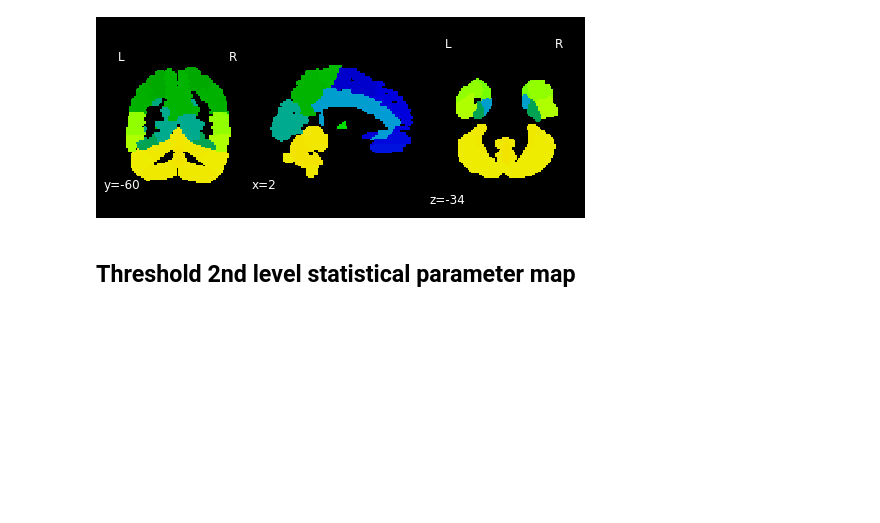
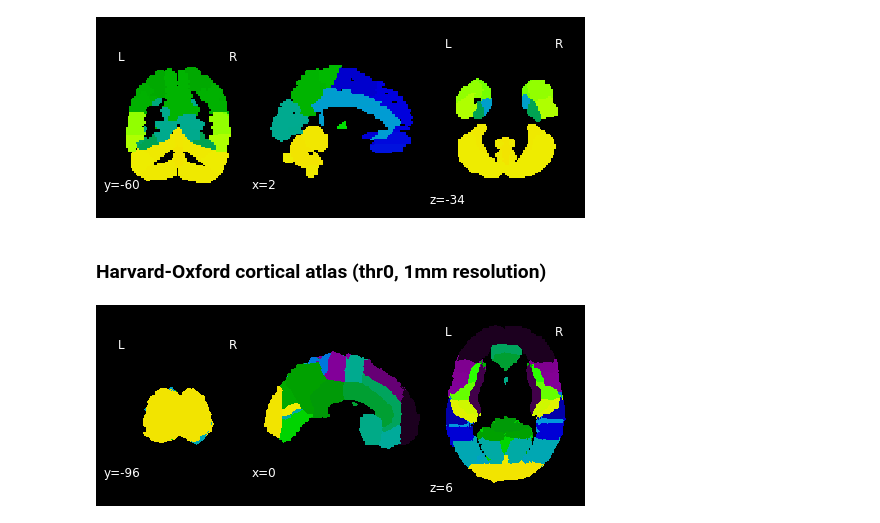
Before and after one commit to kbonna/decidenet, a Jupyter notebook: activation_analysis/dn_aa_04_results_reporting.ipynb, the cells around one changed output. Drawn from its saved outputs; the diff is of its cells as text; code cells hidden in the pictures; blank space fills up the shorter version.

```diff
--- a/activation_analysis/dn_aa_04_results_reporting.ipynb
+++ b/activation_analysis/dn_aa_04_results_reporting.ipynb
@@ -157,5 +159,18 @@ plotting.plot_anat(img_aal, cmap='nipy_spectral', draw_cross=False)
 plt.show()
 # %% [output]
 [figure]
-# %% [markdown]
-## Threshold 2nd level statistical parameter map
+# %% [markdown]
+### Harvard-Oxford cortical atlas (thr0, 1mm resolution)
+# %%
+ho_cort_dataset = datasets.fetch_atlas_harvard_oxford(
+    atlas_name='cort-maxprob-thr0-1mm',
+    data_dir=os.path.join(path_templates, 'harvard_oxford_cortical'))
+
+img_ho_cort = nib.load(ho_cort_dataset.maps)
+ho_cort_label_codes = {idx: label
+                       for idx, label in enumerate(ho_cort_dataset.labels)}
+
+plotting.plot_anat(img_ho_cort, cmap='nipy_spectral', draw_cross=False)
+plt.show()
+# %% [output]
+[figure, added]
```
Also changed, not shown: parts of 11 cells of this notebook.
